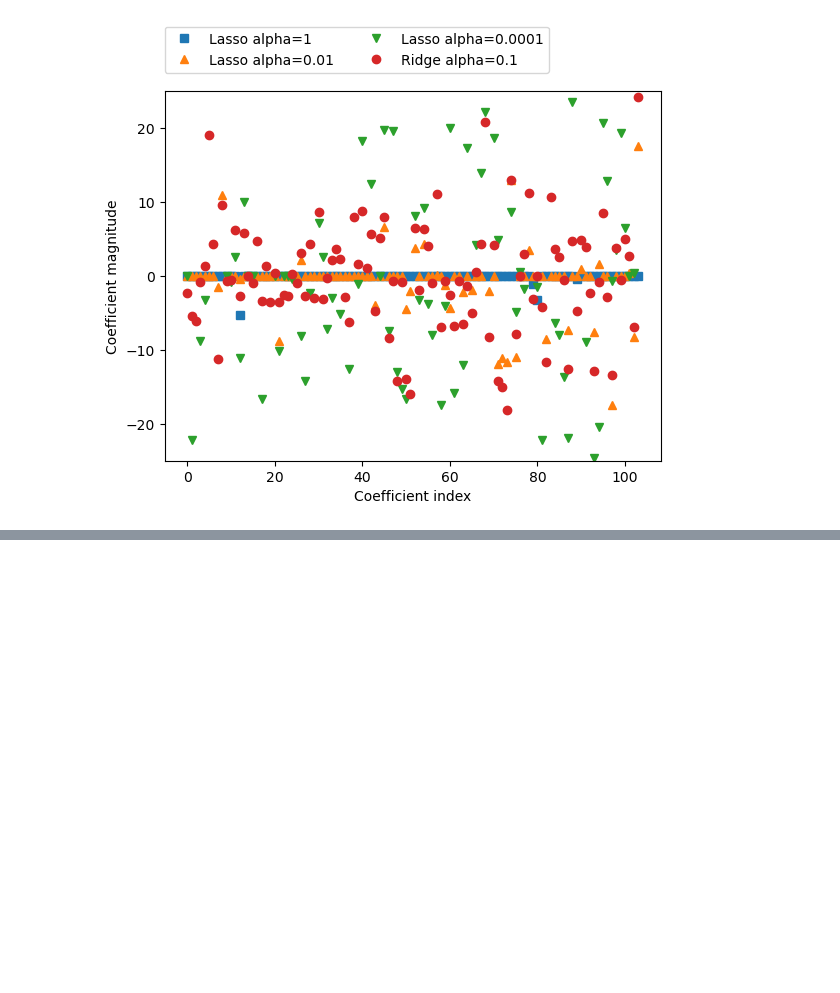
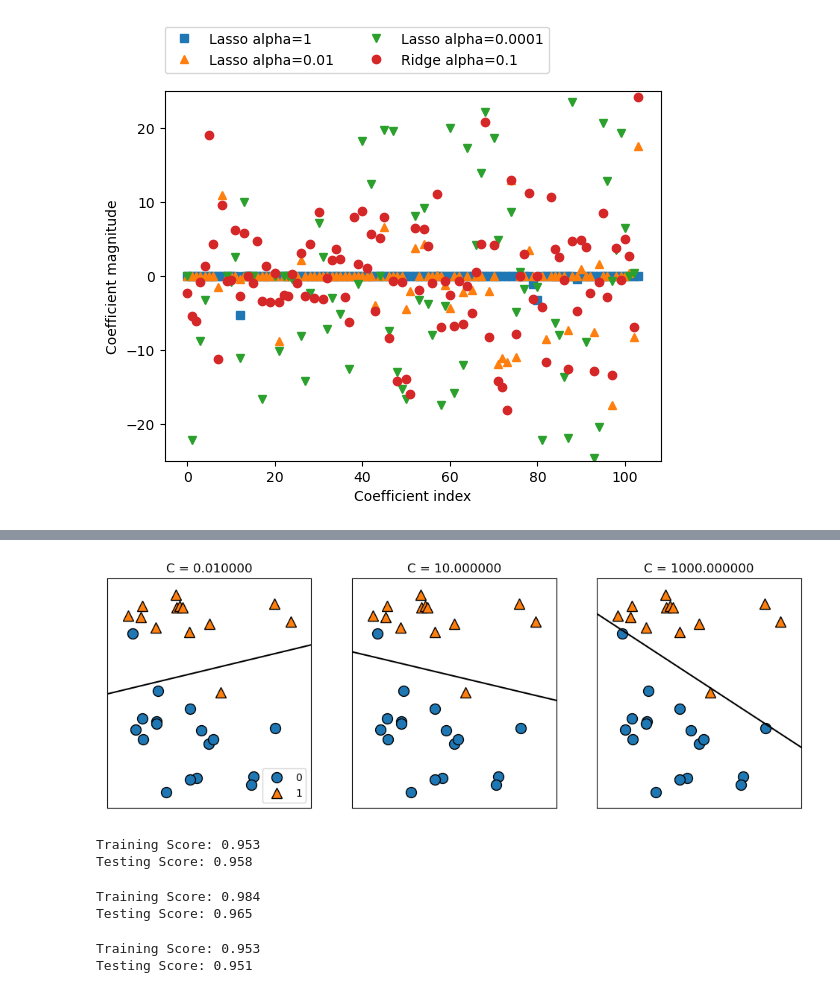
Before and after one commit to hemanthkotaprolu/Introduction-to-Machine-Learning-with-Python, a Jupyter notebook: chapter_2.ipynb, the cells around one changed output, grey strips where cells are left out. Cells and saved outputs as stored; diff of their text form; code cells hidden in the pictures; blank space fills up the shorter version.

```diff
--- a/chapter_2.ipynb
+++ b/chapter_2.ipynb
@@ -417,0 +440,4 @@ Text(0, 0.5, 'Coefficient magnitude')
+# %%
+mglearn.plots.plot_linear_svc_regularization()
+# %% [output]
+[figure, added]
@@ -417,0 +451,22 @@ Text(0, 0.5, 'Coefficient magnitude')
+# %%
+print("Training Score: {:.3f}".format(logreg.score(X_train, y_train)))
+print("Testing Score: {:.3f}".format(logreg.score(X_test, y_test)))
+# %% [output]
+Training Score: 0.953
+Testing Score: 0.958
+# %%
+logreg100 = LogisticRegression(C=100, max_iter=100000).fit(X_train, y_train)
+
+print("Training Score: {:.3f}".format(logreg100.score(X_train, y_train)))
+print("Testing Score: {:.3f}".format(logreg100.score(X_test, y_test)))
+# %% [output]
+Training Score: 0.984
+Testing Score: 0.965
+# %%
+logreg001 = LogisticRegression(C=0.01, max_iter=100000).fit(X_train, y_train)
+
+print("Training Score: {:.3f}".format(logreg001.score(X_train, y_train)))
+print("Testing Score: {:.3f}".format(logreg001.score(X_test, y_test)))
+# %% [output]
+Training Score: 0.953
+Testing Score: 0.951
```
Also changed, not shown: parts of 15 cells of this notebook.
